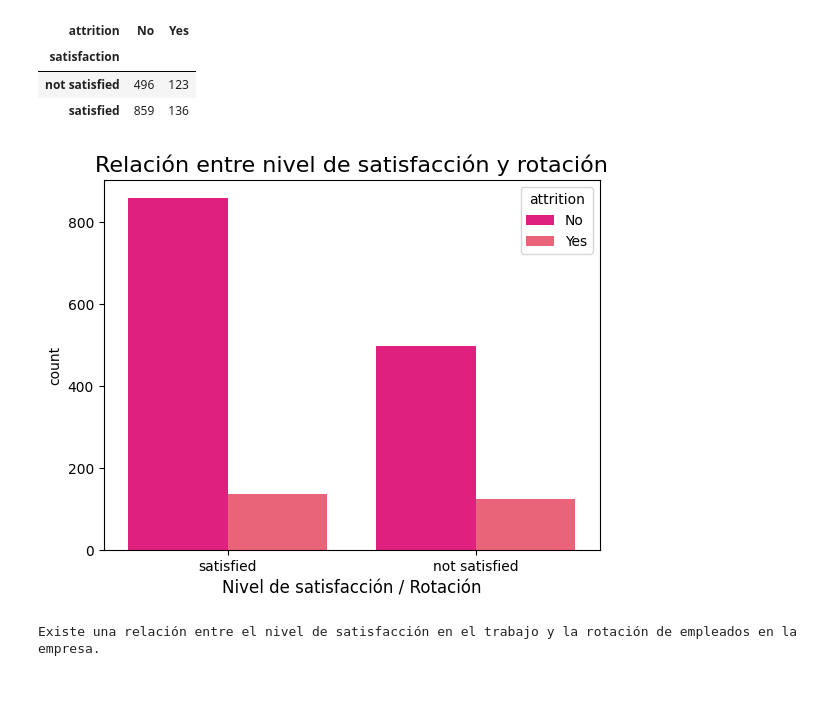
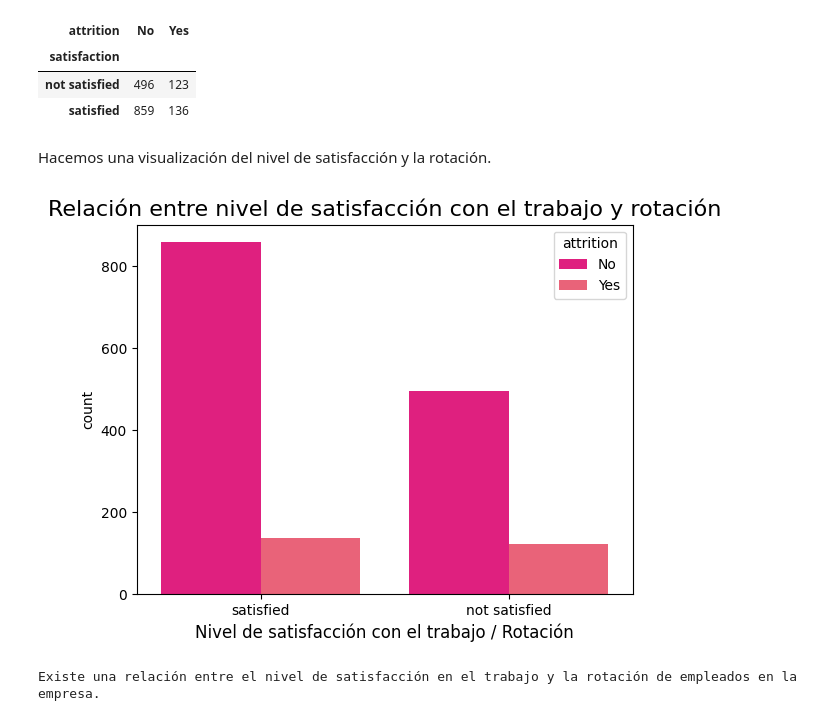
Before and after one commit to FiSaRaff/project-da-promo-k-modulo-3-team-2, a Jupyter notebook: notebooks/ab_testing.ipynb, the cells around one changed output. Cells and saved outputs as stored; diff of their text form; code cells hidden in the pictures; blank space fills up the shorter version.

```diff
--- a/notebooks/ab_testing.ipynb
+++ b/notebooks/ab_testing.ipynb
@@ -53,20 +51,22 @@ tabla_contingencia
 | satisfaction |  |  |
 | not satisfied | 496 | 123 |
 | satisfied | 859 | 136 |
+# %% [markdown]
+Hacemos una visualización del nivel de satisfacción y la rotación.
 # %%
 colores = ["#FF007F", "#FF4D6A", "#FF1C45", "#FF0000", "#E50000"]
 # %%
 # Crear el gráfico de barras
 plot = sns.countplot(x="satisfaction", data=df, hue='attrition', palette=colores)
 
 # Títulos y etiquetas
-plot.set_title("Relación entre nivel de satisfacción y rotación", fontsize=16)
-plot.set_xlabel("Nivel de satisfacción / Rotación", fontsize=12)
+plot.set_title("Relación entre nivel de satisfacción con el trabajo y rotación", fontsize=16)
+plot.set_xlabel("Nivel de satisfacción con el trabajo / Rotación", fontsize=12)
 
 # Mostrar el gráfico
 plt.show()
 # %% [output]
-[figure, old version]
+[figure, new version]
 # %%
 '''Confirmar si nos quedamos con la H0 o la H1. En este caso calculamos el chi2 al tratarse de variables categóricas (proporciones).'''
 
```
Also changed, not shown: parts of 60 cells of this notebook.
